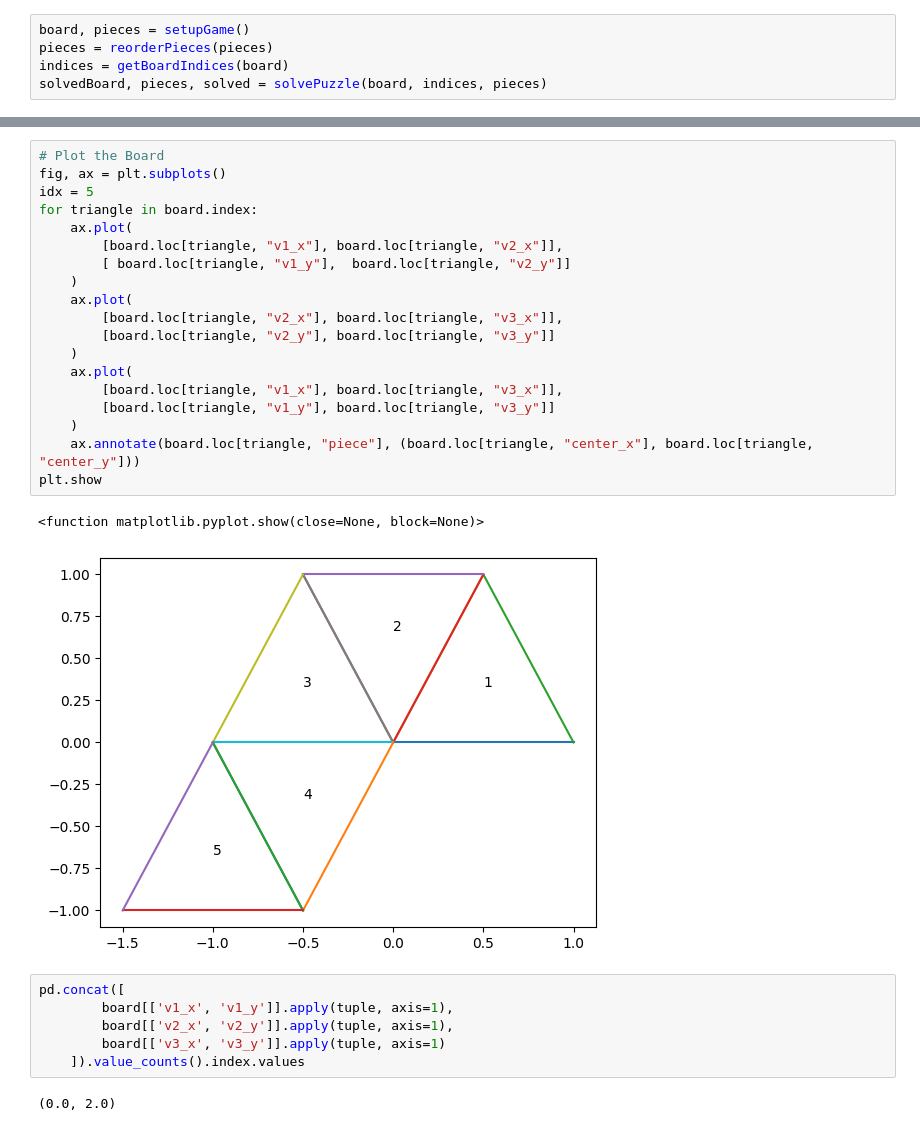
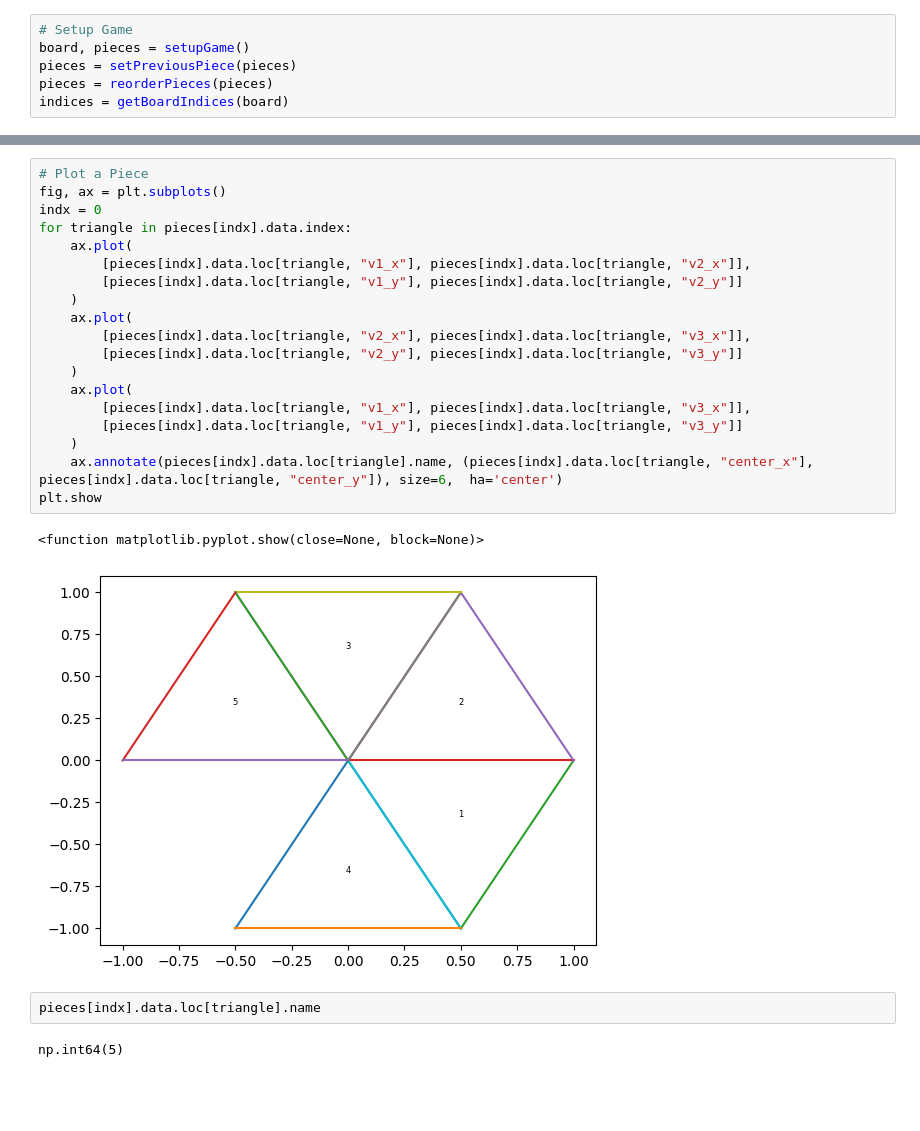
Before and after one commit to Notchanator/Mouseion, a Jupyter notebook: GeniusStar/Development.ipynb, the cells around one changed output, grey strips where cells are left out. Saved outputs shown, nothing was run; the diff lists cells and outputs as text; blank space fills up the shorter version.

```diff
--- a/GeniusStar/Development.ipynb
+++ b/GeniusStar/Development.ipynb
@@ -173,8 +49,9 @@ def solvePuzzle(board, indices, pieces):
         piece.flipPiece()
     return board, pieces, False
 # %%
+# Setup Game
 board, pieces = setupGame()
+pieces = setPreviousPiece(pieces)
 pieces = reorderPieces(pieces)
 indices = getBoardIndices(board)
-solvedBoard, pieces, solved = solvePuzzle(board, indices, pieces)
 # %% [output]
@@ -203,30 +101,26 @@ solvedBoard
 # %%
-# Plot the Board
+# Plot a Piece
 fig, ax = plt.subplots()
-idx = 5
-for triangle in board.index:
+indx = 0
+for triangle in pieces[indx].data.index:
     ax.plot(
-        [board.loc[triangle, "v1_x"], board.loc[triangle, "v2_x"]],
-        [ board.loc[triangle, "v1_y"],  board.loc[triangle, "v2_y"]]
+        [pieces[indx].data.loc[triangle, "v1_x"], pieces[indx].data.loc[triangle, "v2_x"]],
+        [pieces[indx].data.loc[triangle, "v1_y"], pieces[indx].data.loc[triangle, "v2_y"]]
     )
     ax.plot(
-        [board.loc[triangle, "v2_x"], board.loc[triangle, "v3_x"]],
-        [board.loc[triangle, "v2_y"], board.loc[triangle, "v3_y"]]
+        [pieces[indx].data.loc[triangle, "v2_x"], pieces[indx].data.loc[triangle, "v3_x"]],
+        [pieces[indx].data.loc[triangle, "v2_y"], pieces[indx].data.loc[triangle, "v3_y"]]
     )
     ax.plot(
-        [board.loc[triangle, "v1_x"], board.loc[triangle, "v3_x"]],
-        [board.loc[triangle, "v1_y"], board.loc[triangle, "v3_y"]]
+        [pieces[indx].data.loc[triangle, "v1_x"], pieces[indx].data.loc[triangle, "v3_x"]],
+        [pieces[indx].data.loc[triangle, "v1_y"], pieces[indx].data.loc[triangle, "v3_y"]]
     )
-    ax.annotate(board.loc[triangle, "piece"], (board.loc[triangle, "center_x"], board.loc[triangle, "center_y"]))
+    ax.annotate(pieces[indx].data.loc[triangle].name, (pieces[indx].data.loc[triangle, "center_x"], pieces[indx].data.loc[triangle, "center_y"]), size=6,  ha='center')
 plt.show
 # %% [output]
 <function matplotlib.pyplot.show(close=None, block=None)>
-[figure, old version]
+[figure, new version]
-# %%
-pd.concat([
-        board[['v1_x', 'v1_y']].apply(tuple, axis=1),
-        board[['v2_x', 'v2_y']].apply(tuple, axis=1),
-        board[['v3_x', 'v3_y']].apply(tuple, axis=1)
-    ]).value_counts().index.values
-# %% [output]
-(0.0, 2.0)
+# %%
+pieces[indx].data.loc[triangle].name
+# %% [output]
+np.int64(5)
```
Also changed, not shown: parts of 8 cells of this notebook, 3 other files.
